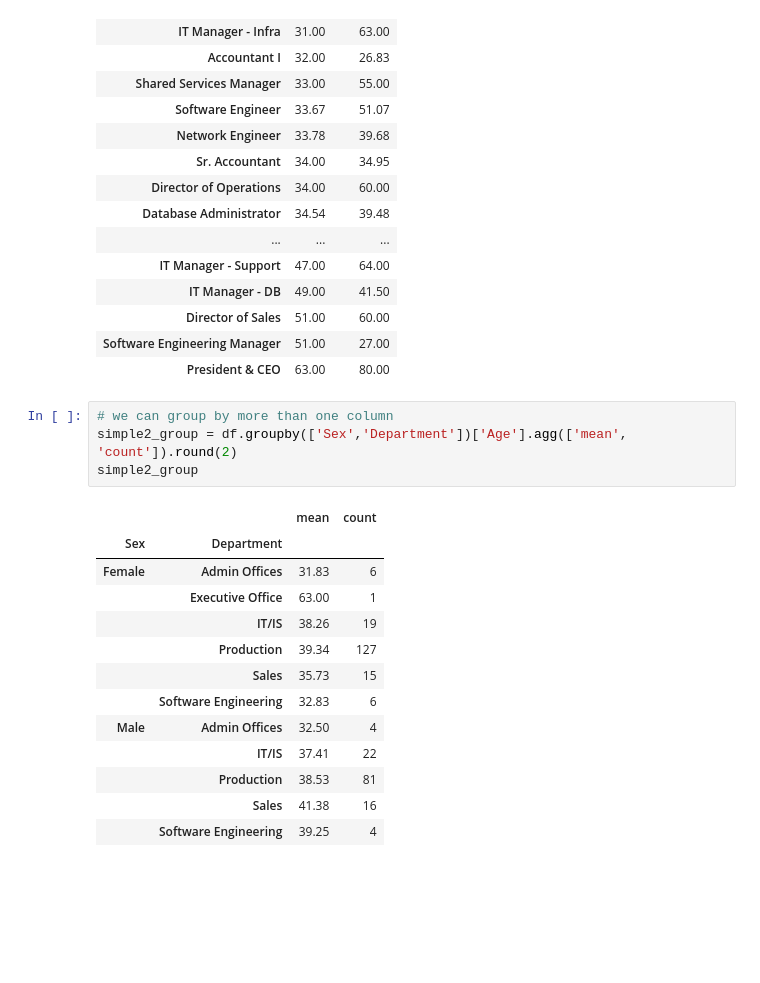
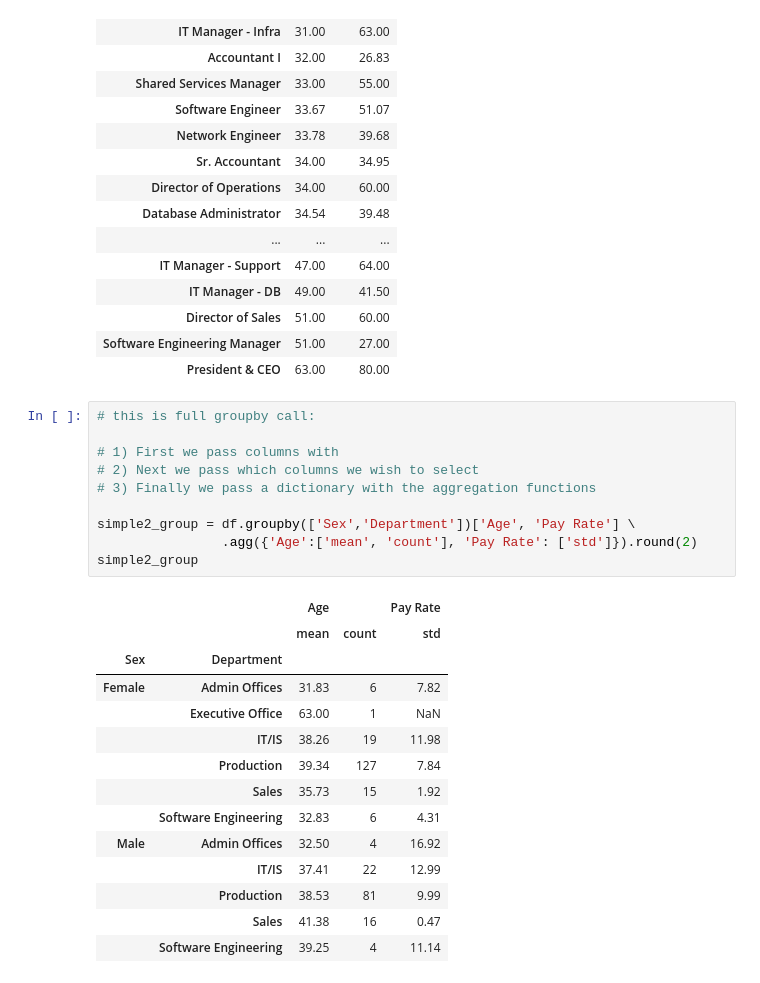
Before and after one commit to Lukasz-Cesarski/dstip, a Jupyter notebook: 04_Pandas/04_02_Pandas_Data_Frames_1.ipynb, the cells around one changed output. Drawn from its saved outputs; the diff is of its cells as text; blank space fills up the shorter version.

```diff
--- a/04_Pandas/04_02_Pandas_Data_Frames.ipynb
+++ b/04_Pandas/04_02_Pandas_Data_Frames_1.ipynb
@@ -439,24 +444,31 @@ simple1_group.sort_values('Age')
 | Director of Sales | 51.00 | 60.00 |
 | Software Engineering Manager | 51.00 | 27.00 |
 | President & CEO | 63.00 | 80.00 |
-# %%
-# we can group by more than one column
-simple2_group = df.groupby(['Sex','Department'])['Age'].agg(['mean', 'count']).round(2)
-simple2_group
-# %% [output]
-|  |  | mean | count |
-| Sex | Department |  |  |
-| Female | Admin Offices | 31.83 | 6 |
-|  | Executive Office | 63.00 | 1 |
-|  | IT/IS | 38.26 | 19 |
-|  | Production | 39.34 | 127 |
-|  | Sales | 35.73 | 15 |
-|  | Software Engineering | 32.83 | 6 |
-| Male | Admin Offices | 32.50 | 4 |
-|  | IT/IS | 37.41 | 22 |
-|  | Production | 38.53 | 81 |
-|  | Sales | 41.38 | 16 |
-|  | Software Engineering | 39.25 | 4 |
+# %%
+# this is full groupby call:
+
+# 1) First we pass columns with
+# 2) Next we pass which columns we wish to select
+# 3) Finally we pass a dictionary with the aggregation functions
+
+simple2_group = df.groupby(['Sex','Department'])['Age', 'Pay Rate'] \
+                .agg({'Age':['mean', 'count'], 'Pay Rate': ['std']}).round(2)
+simple2_group
+# %% [output]
+|  |  | Age |  | Pay Rate |
+|  |  | mean | count | std |
+| Sex | Department |  |  |  |
+| Female | Admin Offices | 31.83 | 6 | 7.82 |
+|  | Executive Office | 63.00 | 1 | NaN |
+|  | IT/IS | 38.26 | 19 | 11.98 |
+|  | Production | 39.34 | 127 | 7.84 |
+|  | Sales | 35.73 | 15 | 1.92 |
+|  | Software Engineering | 32.83 | 6 | 4.31 |
+| Male | Admin Offices | 32.50 | 4 | 16.92 |
+|  | IT/IS | 37.41 | 22 | 12.99 |
+|  | Production | 38.53 | 81 | 9.99 |
+|  | Sales | 41.38 | 16 | 0.47 |
+|  | Software Engineering | 39.25 | 4 | 11.14 |
 # %%
 # sometimes it is useful to play with the index/column using `stack` and `unstack` methods
 simple2_group.unstack(0)
```
Also changed, not shown: parts of 21 cells of this notebook, 22 other files.
